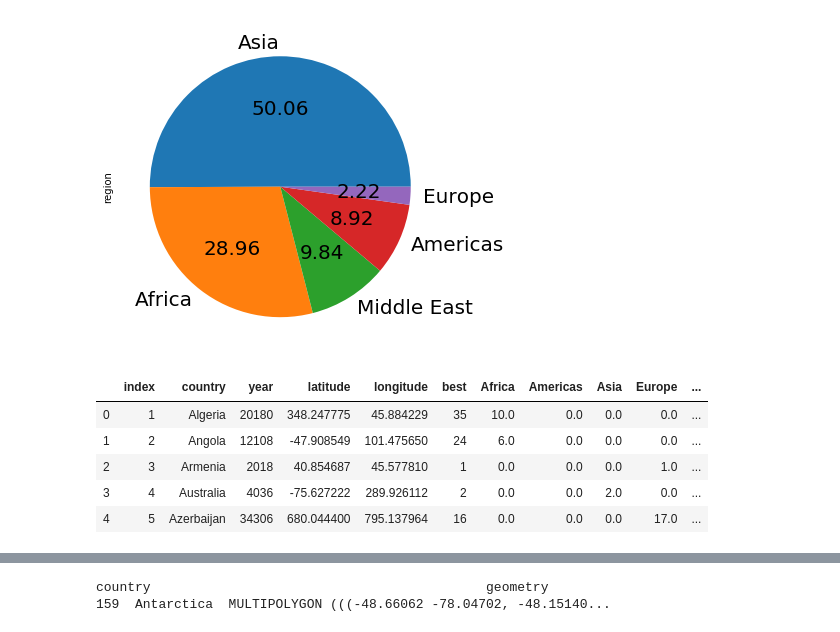
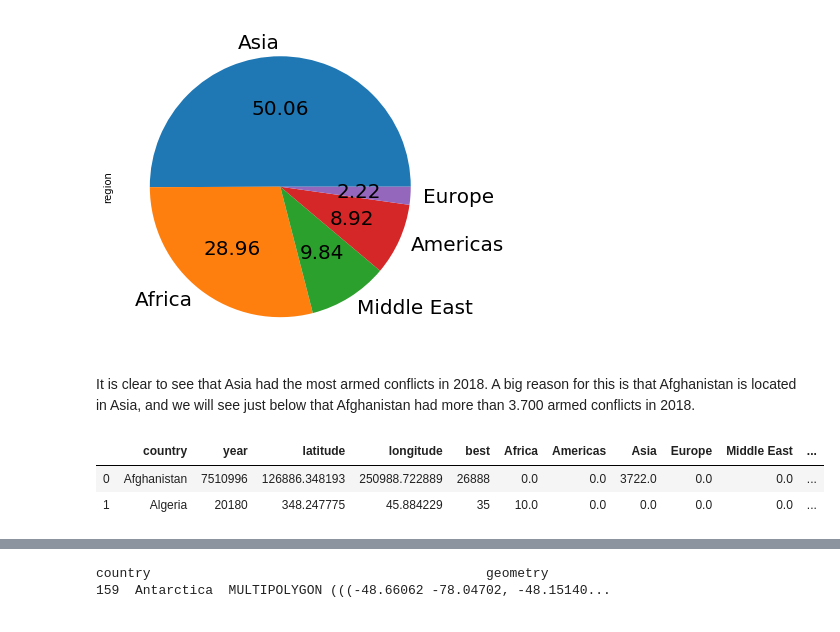
Before and after one commit to NumEconCopenhagen/projects-2020-syntaxerror, a Jupyter notebook: dataproject/Armed_conflicts_dataproject.ipynb, the cells around one changed output, grey strips where cells are left out. Cells and saved outputs as stored; diff of their text form; code cells hidden in the pictures.

```diff
--- a/dataproject/Armed_conflicts_dataproject.ipynb
+++ b/dataproject/Armed_conflicts_dataproject.ipynb
@@ -73,26 +75,20 @@ cw_year.head()
 Regions = cw_year['region'].value_counts().plot.pie( autopct='%.2f', fontsize=20, figsize=(6, 6))
 # %% [output]
 [figure]
+# %% [markdown]
+It is clear to see that Asia had the most armed conflicts in 2018. A big reason for this is that Afghanistan is located in Asia, and we will see just below that Afghanistan had more than 3.700 armed conflicts in 2018.
 # %%
 # We group the armed conflicts by country:
 grouped = cw_year.groupby('country')
 
 cw_year_count = grouped.count()
 cw_year_grouped = grouped.sum()
 
 # We now count how may armed conflicts there have been in the year per country.
 cw_year_grouped['Armed_conflicts'] = cw_year_count['best']
 cw_year_grouped.reset_index(inplace=True)
-
-# Remove Afghanistan from the list
-cw_year_grouped = cw_year_grouped[cw_year_grouped['country'] != 'Afghanistan']
-cw_year_grouped.reset_index(inplace=True)
-
-cw_year_grouped.head(5)
+cw_year_grouped.head(2)
 # %% [output]
-|  | index | country | year | latitude | longitude | best | Africa | Americas | Asia | Europe | ... |
-| 0 | 1 | Algeria | 20180 | 348.247775 | 45.884229 | 35 | 10.0 | 0.0 | 0.0 | 0.0 | ... |
-| 1 | 2 | Angola | 12108 | -47.908549 | 101.475650 | 24 | 6.0 | 0.0 | 0.0 | 0.0 | ... |
-| 2 | 3 | Armenia | 2018 | 40.854687 | 45.577810 | 1 | 0.0 | 0.0 | 0.0 | 1.0 | ... |
-| 3 | 4 | Australia | 4036 | -75.627222 | 289.926112 | 2 | 0.0 | 0.0 | 2.0 | 0.0 | ... |
-| 4 | 5 | Azerbaijan | 34306 | 680.044400 | 795.137964 | 16 | 0.0 | 0.0 | 0.0 | 17.0 | ... |
+|  | country | year | latitude | longitude | best | Africa | Americas | Asia | Europe | Middle East | ... |
+| 0 | Afghanistan | 7510996 | 126886.348193 | 250988.722889 | 26888 | 0.0 | 0.0 | 3722.0 | 0.0 | 0.0 | ... |
+| 1 | Algeria | 20180 | 348.247775 | 45.884229 | 35 | 10.0 | 0.0 | 0.0 | 0.0 | 0.0 | ... |
```
Also changed, not shown: parts of 7 cells of this notebook, 2 other files.
